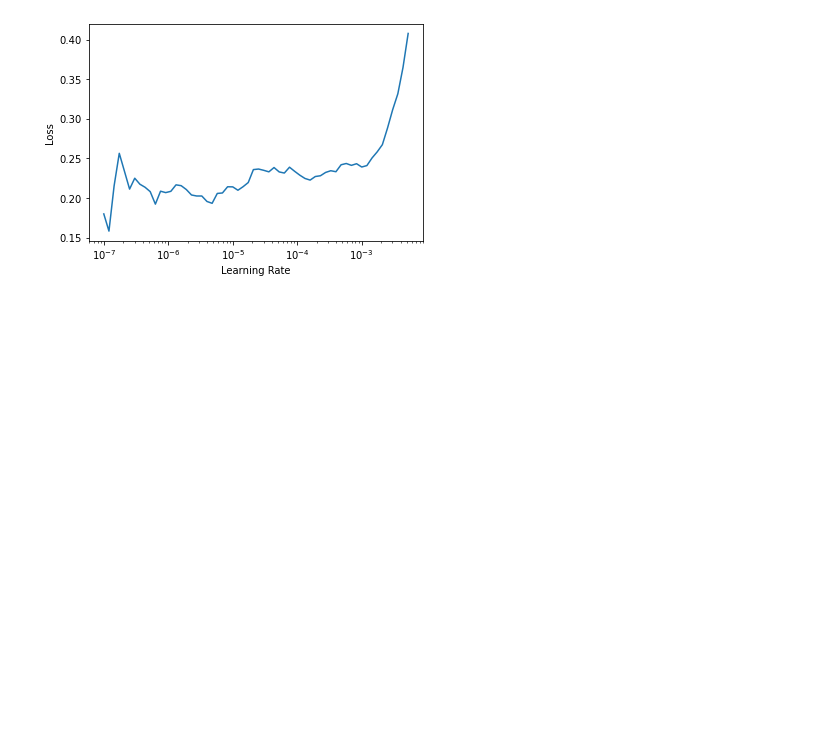
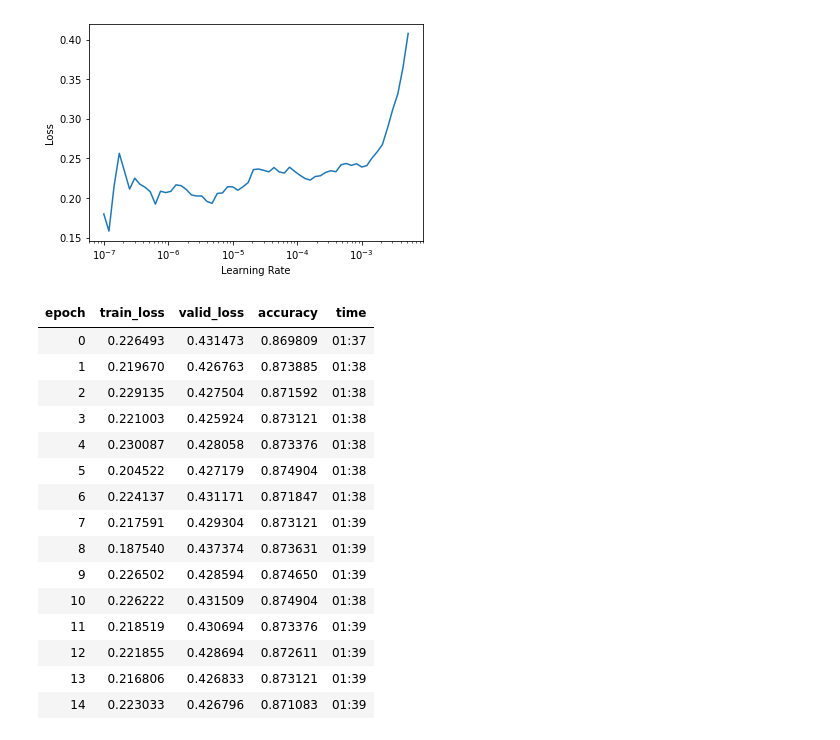
Before and after one commit to m0sys/retinanet-from-torch, a Jupyter notebook: notebooks/17_xresnet_train_on_imagenette.ipynb, the cells around one changed output. Saved outputs shown, nothing was run; the diff lists cells and outputs as text; code cells hidden in the pictures; blank space fills up the shorter version.

```diff
--- a/notebooks/17_xresnet_train_on_imagenette.ipynb
+++ b/notebooks/17_xresnet_train_on_imagenette.ipynb
@@ -644,4 +644,21 @@ learn.lr_find()
 SuggestedLRs(lr_min=6.309573450380412e-08, lr_steep=3.311311274956097e-06)
 [figure]
 # %%
-learn.fit_one_cycle(15, 8e-8)
+learn.fit_one_cycle(15, 6e-8)
+# %% [output]
+| epoch | train_loss | valid_loss | accuracy | time |
+| 0 | 0.226493 | 0.431473 | 0.869809 | 01:37 |
+| 1 | 0.219670 | 0.426763 | 0.873885 | 01:38 |
+| 2 | 0.229135 | 0.427504 | 0.871592 | 01:38 |
+| 3 | 0.221003 | 0.425924 | 0.873121 | 01:38 |
+| 4 | 0.230087 | 0.428058 | 0.873376 | 01:38 |
+| 5 | 0.204522 | 0.427179 | 0.874904 | 01:38 |
+| 6 | 0.224137 | 0.431171 | 0.871847 | 01:38 |
+| 7 | 0.217591 | 0.429304 | 0.873121 | 01:39 |
+| 8 | 0.187540 | 0.437374 | 0.873631 | 01:39 |
+| 9 | 0.226502 | 0.428594 | 0.874650 | 01:39 |
+| 10 | 0.226222 | 0.431509 | 0.874904 | 01:38 |
+| 11 | 0.218519 | 0.430694 | 0.873376 | 01:39 |
+| 12 | 0.221855 | 0.428694 | 0.872611 | 01:39 |
+| 13 | 0.216806 | 0.426833 | 0.873121 | 01:39 |
+| 14 | 0.223033 | 0.426796 | 0.871083 | 01:39 |
```
Also changed, not shown: parts of 4 cells of this notebook, 16 other files.
